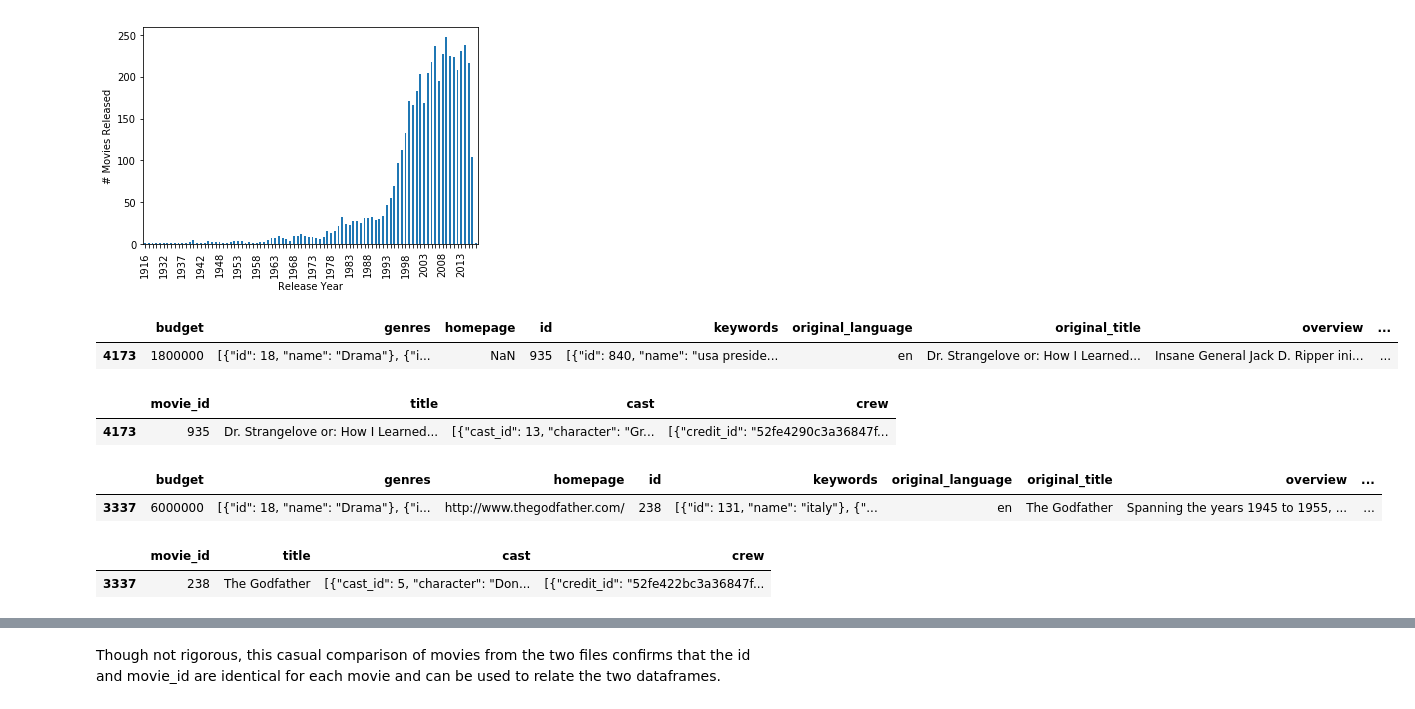
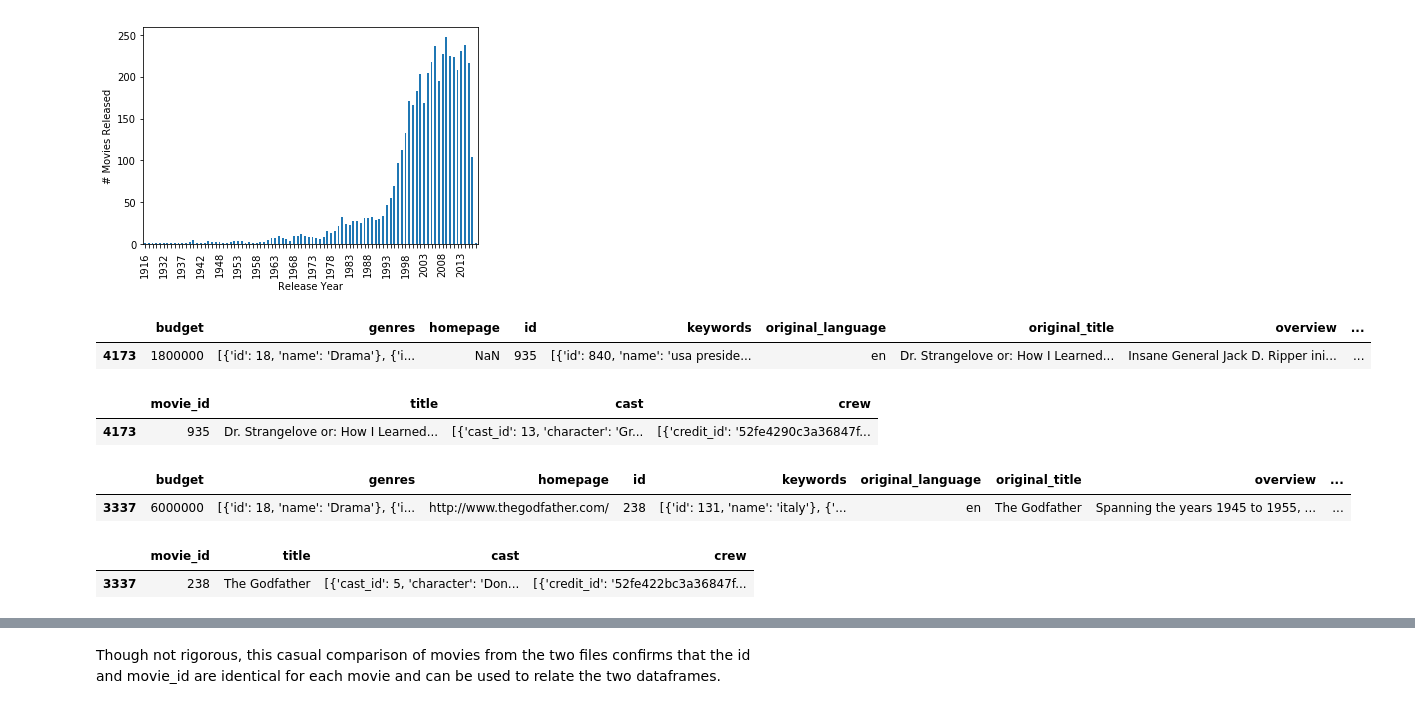
Before and after one commit to moscowjh/tmdb_dataset_analysis, a Jupyter notebook: investigate-a-dataset-template.ipynb, the cells around one changed output, grey strips where cells are left out. Drawn from its saved outputs; the diff is of its cells as text; code cells hidden in the pictures.

```diff
--- a/investigate-a-dataset-template.ipynb
+++ b/investigate-a-dataset-template.ipynb
@@ -68,7 +68,6 @@ import datetime
 
 def load_tmdb_movies(path):
     df = pd.read_csv(path)
-    df['release_date'] = pd.to_datetime(df['release_date']).apply(lambda x: x.date())
     json_columns = ['genres', 'keywords', 'production_countries', 'production_companies', 'spoken_languages']
     for column in json_columns:
         df[column] = df[column].apply(json.loads)
@@ -298,6 +317,6 @@ df2.loc[0,'crew']
 # %%
 # Sort by Release Date to see release dates of earliest movies in dataset
-df3 = df1.sort_values('release_date')
-df3.head()
+movies = movies.sort_values('release_date')
+movies.head()
 # %% [output]
 |  | budget | genres | homepage | id | keywords | original_language | original_title | overview | ... |
@@ -319,8 +337,9 @@ df3.tail()
 | 4553 | 0 | [] | NaN | 380097 | [] | en | America Is Still the Place | 1971 post civil rights San Franci... | ... |
 # %%
 # Here we are counting movies in the TMDB database by release year and displaying the count
-df3['release_year'] = df3['release_date'].str[:4] # strip everything except the year from the 'release_date' columng
-df4 = df3['release_year'].value_counts().reset_index() #count the number of movies released per year
+movies['release_year'] = movies['release_date'].str[:4]
+# movies['release_year']
+df4 = movies['release_year'].value_counts().reset_index() #count the number of movies released per year
 df4.columns = ['release_year', 'count'] #create new dataframe with release_year and the count of movies released
 df4 = df4.sort_values(by = 'release_year', ascending=1)#sort the new dataframe by release year
 # df4.sort_values(by = 'count', ascending=0)
@@ -376,23 +395,23 @@ plt.show()
 # %%
 # First step is to run some tests of movies from various time periods to make sure the "id" and "movie_id"
 #   fields in each file are indexing the same movie.
-df1.loc[df1['id'] == 935]
+movies.loc[movies['id'] == 935]
 # %% [output]
 |  | budget | genres | homepage | id | keywords | original_language | original_title | overview | ... |
-| 4173 | 1800000 | [{"id": 18, "name": "Drama"}, {"i... | NaN | 935 | [{"id": 840, "name": "usa preside... | en | Dr. Strangelove or: How I Learned... | Insane General Jack D. Ripper ini... | ... |
+| 4173 | 1800000 | [{'id': 18, 'name': 'Drama'}, {'i... | NaN | 935 | [{'id': 840, 'name': 'usa preside... | en | Dr. Strangelove or: How I Learned... | Insane General Jack D. Ripper ini... | ... |
 # %%
-df2.loc[df2['movie_id'] == 935]
+credits.loc[credits['movie_id'] == 935]
 # %% [output]
 |  | movie_id | title | cast | crew |
-| 4173 | 935 | Dr. Strangelove or: How I Learned... | [{"cast_id": 13, "character": "Gr... | [{"credit_id": "52fe4290c3a36847f... |
+| 4173 | 935 | Dr. Strangelove or: How I Learned... | [{'cast_id': 13, 'character': 'Gr... | [{'credit_id': '52fe4290c3a36847f... |
 # %%
-df1.loc[df1['id'] == 238]
+movies.loc[movies['id'] == 238]
 # %% [output]
 |  | budget | genres | homepage | id | keywords | original_language | original_title | overview | ... |
-| 3337 | 6000000 | [{"id": 18, "name": "Drama"}, {"i... | http://www.thegodfather.com/ | 238 | [{"id": 131, "name": "italy"}, {"... | en | The Godfather | Spanning the years 1945 to 1955, ... | ... |
+| 3337 | 6000000 | [{'id': 18, 'name': 'Drama'}, {'i... | http://www.thegodfather.com/ | 238 | [{'id': 131, 'name': 'italy'}, {'... | en | The Godfather | Spanning the years 1945 to 1955, ... | ... |
 # %%
-df2.loc[df2['movie_id'] == 238]
+credits.loc[credits['movie_id'] == 238]
 # %% [output]
 |  | movie_id | title | cast | crew |
-| 3337 | 238 | The Godfather | [{"cast_id": 5, "character": "Don... | [{"credit_id": "52fe422bc3a36847f... |
+| 3337 | 238 | The Godfather | [{'cast_id': 5, 'character': 'Don... | [{'credit_id': '52fe422bc3a36847f... |
 # %%
```
Also changed, not shown: parts of 39 cells of this notebook.
